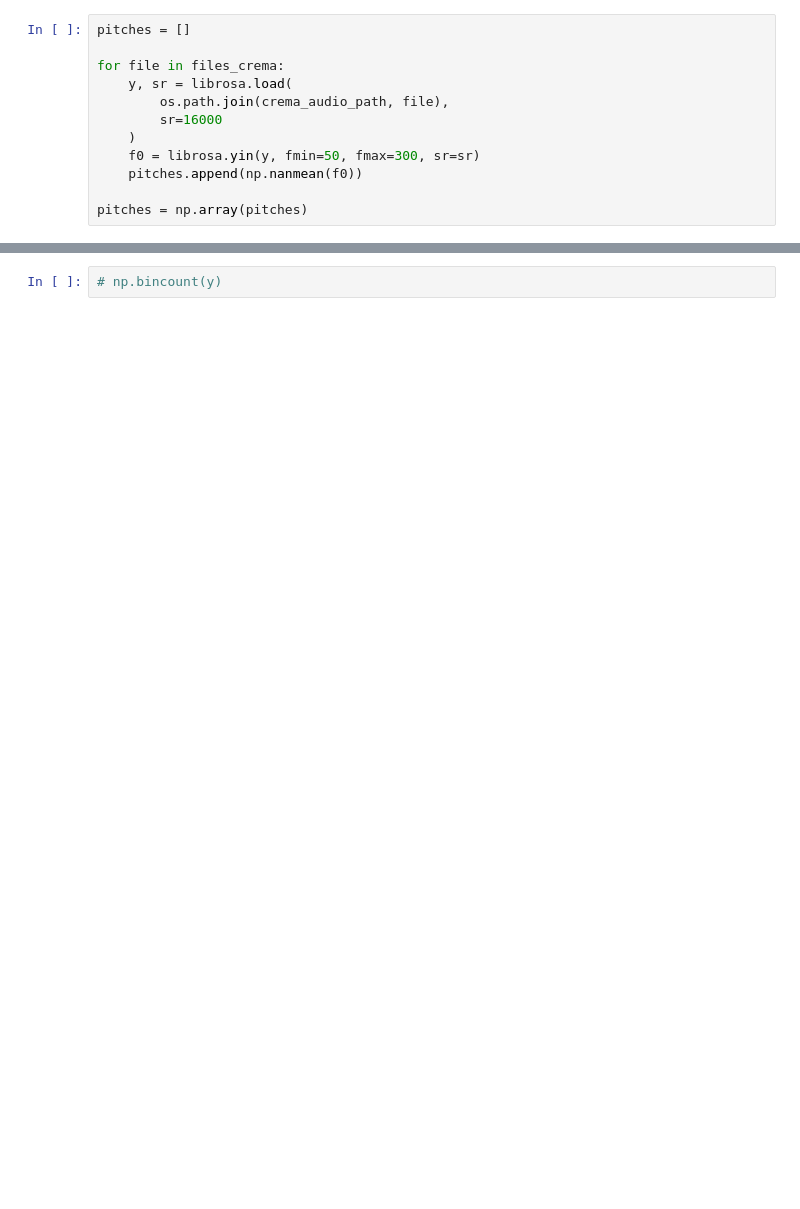
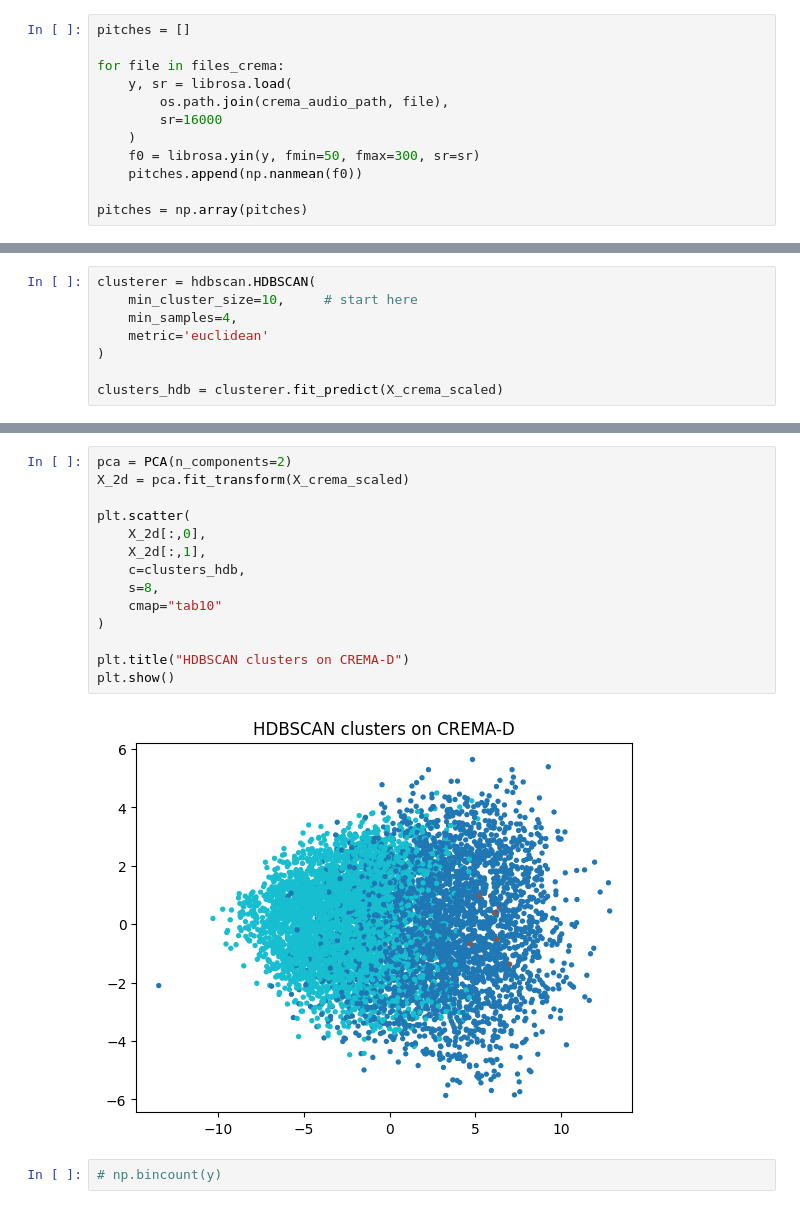
Before and after one commit to SattuSupCodes/SentimentAnalysis_TheoreticalLearning, a Jupyter notebook: diarisation_gender_basis.ipynb, the cells around one changed output, grey strips where cells are left out. Saved outputs shown, nothing was run; the diff lists cells and outputs as text; blank space fills up the shorter version.

```diff
--- a/diarisation_gender_basis.ipynb
+++ b/diarisation_gender_basis.ipynb
@@ -200,0 +235,8 @@ print(cm)
+# %%
+clusterer = hdbscan.HDBSCAN(
+    min_cluster_size=10,     # start here
+    min_samples=4,
+    metric='euclidean'
+)
+
+clusters_hdb = clusterer.fit_predict(X_crema_scaled)
@@ -201,2 +261,18 @@ print(cm)
+# %%
+pca = PCA(n_components=2)
+X_2d = pca.fit_transform(X_crema_scaled)
+
+plt.scatter(
+    X_2d[:,0],
+    X_2d[:,1],
+    c=clusters_hdb,
+    s=8,
+    cmap="tab10"
+)
+
+plt.title("HDBSCAN clusters on CREMA-D")
+plt.show()
+# %% [output]
+[figure, added]
 # %%
 # np.bincount(y)
```
Also changed, not shown: parts of 18 cells of this notebook.
